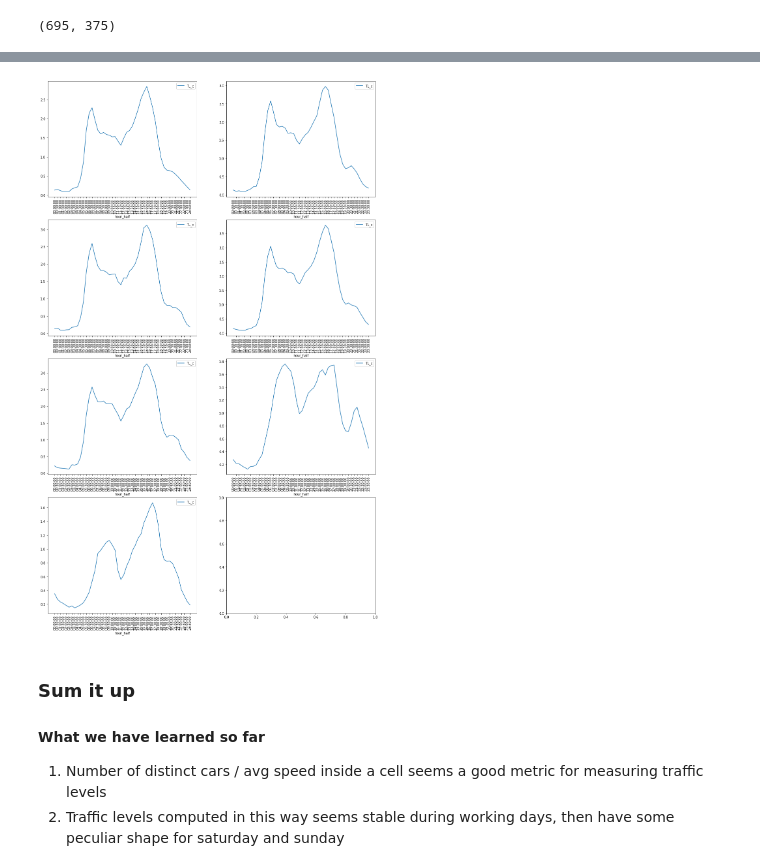
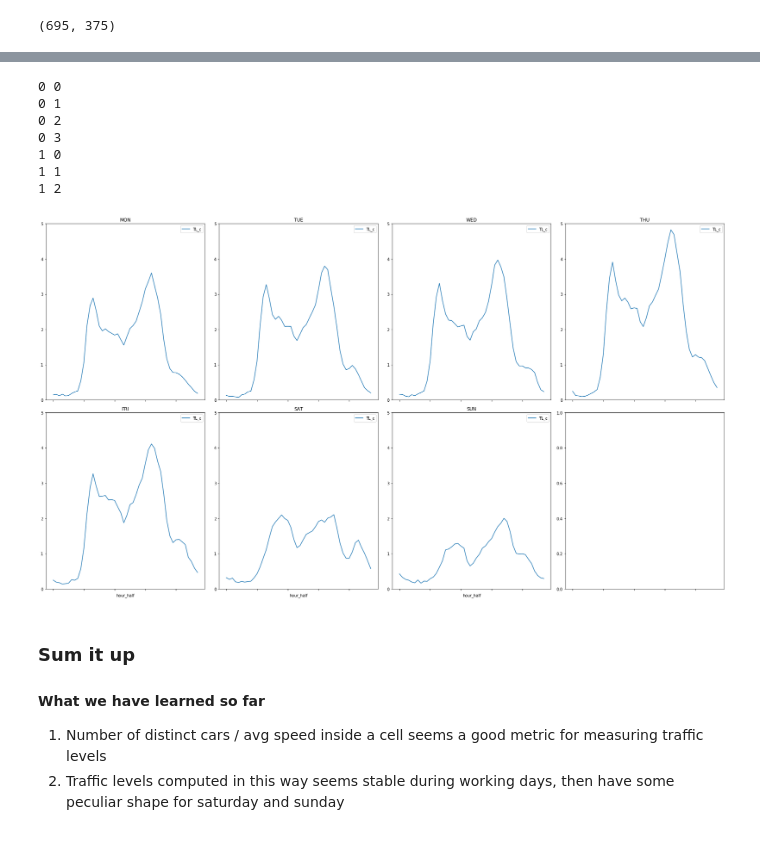
Before and after one commit to Vem-Solutions-spa/dataset_vem_5t_traffic_analysis, a Jupyter notebook: 02_Exploratory_analysis.ipynb, the cells around one changed output, grey strips where cells are left out. Drawn from its saved outputs; the diff is of its cells as text; code cells hidden in the pictures.

```diff
--- a/02_Exploratory_analysis.ipynb
+++ b/02_Exploratory_analysis.ipynb
@@ -32,3 +19,8 @@ turin_june
+# %%
+# LOAD THE TURIN FILE. This may take a while
+
+turin_file_path = 'turin_june.csv'
+turin_june = pd.read_csv(turin_file_path, parse_dates=['recording_date'])
 # %%
 print("We've got %d different cars" %turin_june.device_id.nunique())
 # %% [output]
@@ -536,15 +585,30 @@ distinct_tl = distinct_avg_speed.groupby(['day_of_the_week',
 # %%
-fig = plt.figure(figsize=(18, 30))
-hours = sorted(traffic_level.hour_half.unique())
-axes = fig.subplots(4, 2)
+fig = plt.figure(figsize=(25, 14))
+
+axes = fig.subplots(2, 4, sharex=True)
+dadays = dict(zip(range(1, 8), ['MON','TUE', "WED", 'THU', 'FRI', 'SAT', 'SUN']))
 for d in range(1, 8):
-    i = int((d-1)/2)
-    j = (d-1)%2
-    distinct_tl[distinct_tl.day_of_the_week == d].plot(x='hour_half', y='TL_c', ax=axes[i, j], label='TL_c', rot=90)
-    axes[i, j].set_xticks(hours)
-    axes[i, j].legend()
+    i = int((d-1)/4)
+    j = (d-1)%4
+    print(i, j)
+    distinct_tl[distinct_tl.day_of_the_week == d].plot(x='hour_half', y='TL_c', ax=axes[i, j], title=dadays[d], rot=90)
+    #if (j!=3) & (i!= 1):
+
+    #axes[i, j].legend()
+    axes[i, j].set_ylim(0, 5)
+    #axes[i, j].set_xticks(hours)
+#plt.xticks(hours)
+plt.tight_layout()
+plt.savefig('tlllll.png')
 # %% [output]
+0 0
+0 1
+0 2
+0 3
+1 0
+1 1
+1 2
-[figure, old version]
+[figure, new version]
 # %% [markdown]
 ### Sum it up
 
```
Also changed, not shown: parts of 88 cells of this notebook.
